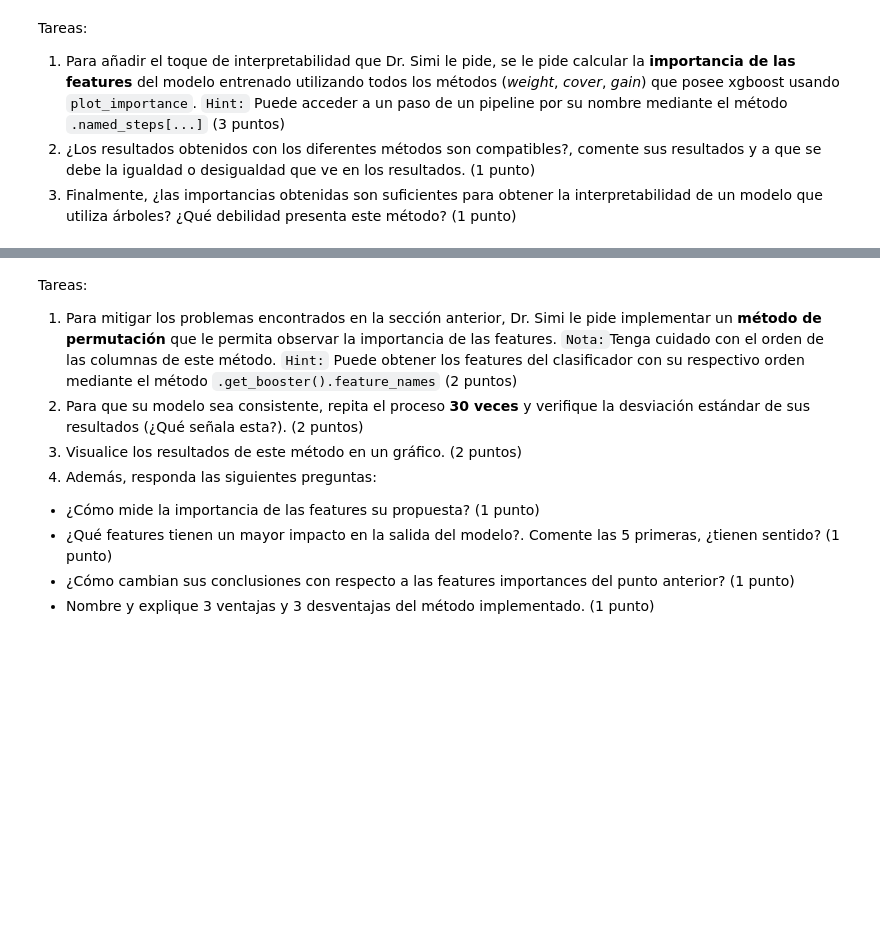
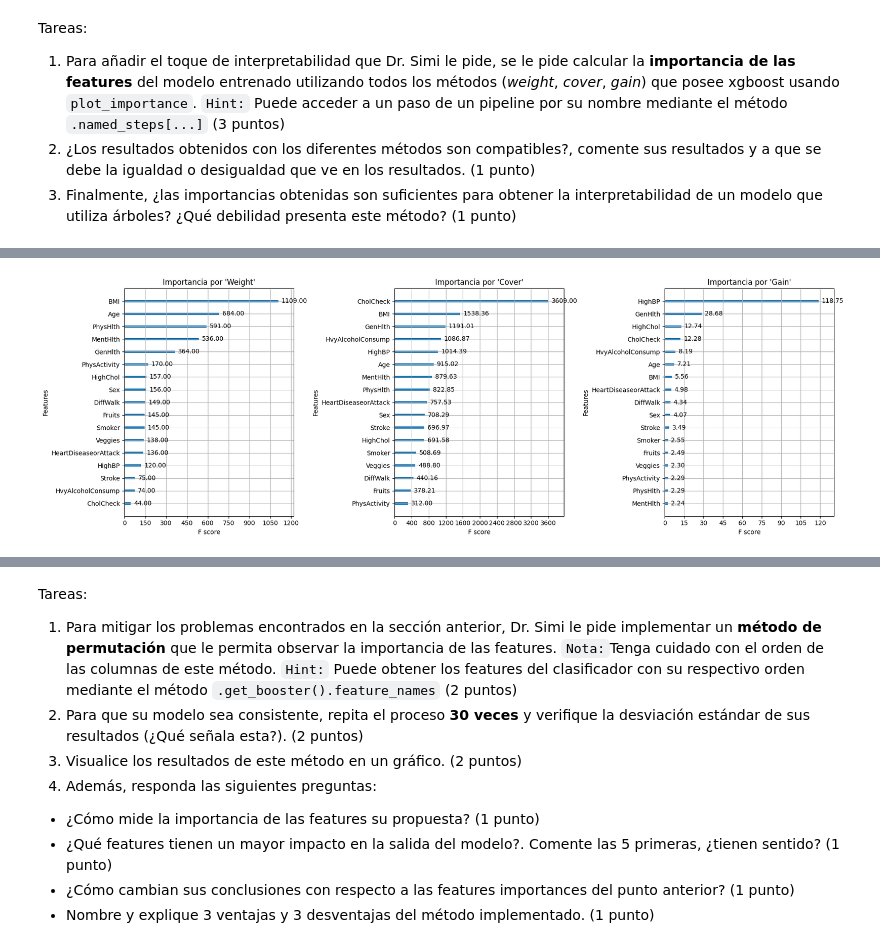
Before and after one commit to Geral37/MDS7202, a Jupyter notebook: Laboratorios/Lab 10 - Interpretabilidad/Lab10.ipynb, the cells around one changed output, grey strips where cells are left out. Cells and saved outputs as stored; diff of their text form; code cells hidden in the pictures; blank space fills up the shorter version.

```diff
--- a/Laboratorios/Lab 10 - Interpretabilidad/Lab10.ipynb
+++ b/Laboratorios/Lab 10 - Interpretabilidad/Lab10.ipynb
@@ -113,3 +225,52 @@ Tareas:
+# %%
+import matplotlib.pyplot as plt
+from xgboost import plot_importance
+from matplotlib.ticker import MaxNLocator
+
+# Acceder al modelo XGBoost dentro del pipeline
+xgb_model = pipeline.named_steps['classifier']
+
+# Crear un gráfico de importancia para cada tipo
+fig, axes = plt.subplots(1, 3, figsize=(18, 6))
+
+# Graficar la importancia por 'weight'
+plot_importance(xgb_model, importance_type='weight', ax=axes[0], title="Importancia por 'Weight'", show_values=False)
+axes[0].xaxis.set_major_locator(MaxNLocator(integer=True))  # Eje X sin decimales
+
+# Añadir etiquetas con 2 decimales sobre las barras
+for p in axes[0].patches:
+    axes[0].annotate(f'{p.get_width():.2f}',
+                     (p.get_width(), p.get_y() + p.get_height() / 2),
+                     xytext=(5, 0), textcoords='offset points',
+                     ha='left', va='center')
+
+# Graficar la importancia por 'cover'
+plot_importance(xgb_model, importance_type='cover', ax=axes[1], title="Importancia por 'Cover'", show_values=False)
+axes[1].xaxis.set_major_locator(MaxNLocator(integer=True))  # Eje X sin decimales
+
+# Añadir etiquetas con 2 decimales sobre las barras
+for p in axes[1].patches:
+    axes[1].annotate(f'{p.get_width():.2f}',
+                     (p.get_width(), p.get_y() + p.get_height() / 2),
+                     xytext=(5, 0), textcoords='offset points',
+                     ha='left', va='center')
+
+# Graficar la importancia por 'gain'
+plot_importance(xgb_model, importance_type='gain', ax=axes[2], title="Importancia por 'Gain'", show_values=False)
+axes[2].xaxis.set_major_locator(MaxNLocator(integer=True))  # Eje X sin decimales
+
+# Añadir etiquetas con 2 decimales sobre las barras
+for p in axes[2].patches:
+    axes[2].annotate(f'{p.get_width():.2f}',
+                     (p.get_width(), p.get_y() + p.get_height() / 2),
+                     xytext=(5, 0), textcoords='offset points',
+                     ha='left', va='center')
+
+# Ajustar el layout para que se vea bien
+plt.tight_layout()
+plt.show()
+# %% [output]
+[figure, added]
 # %% [markdown]
 ## 4. Métodos Agnósticos Globales (10 puntos)
 
```
Also changed, not shown: parts of 10 cells of this notebook.
